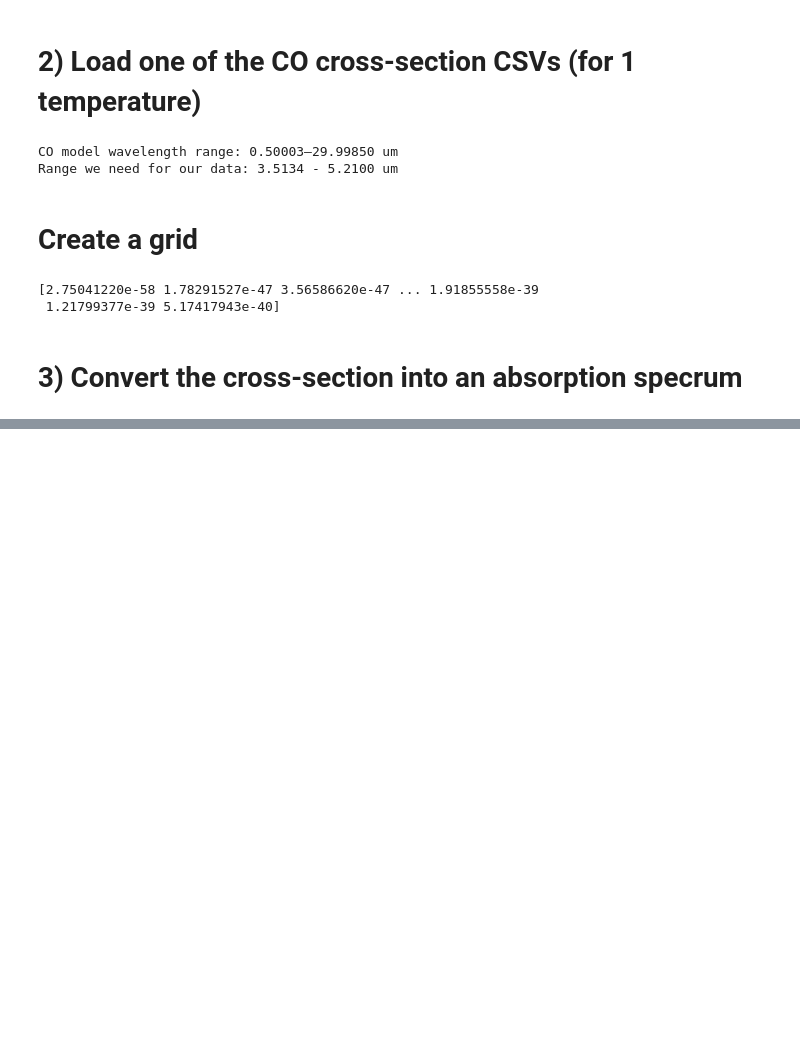
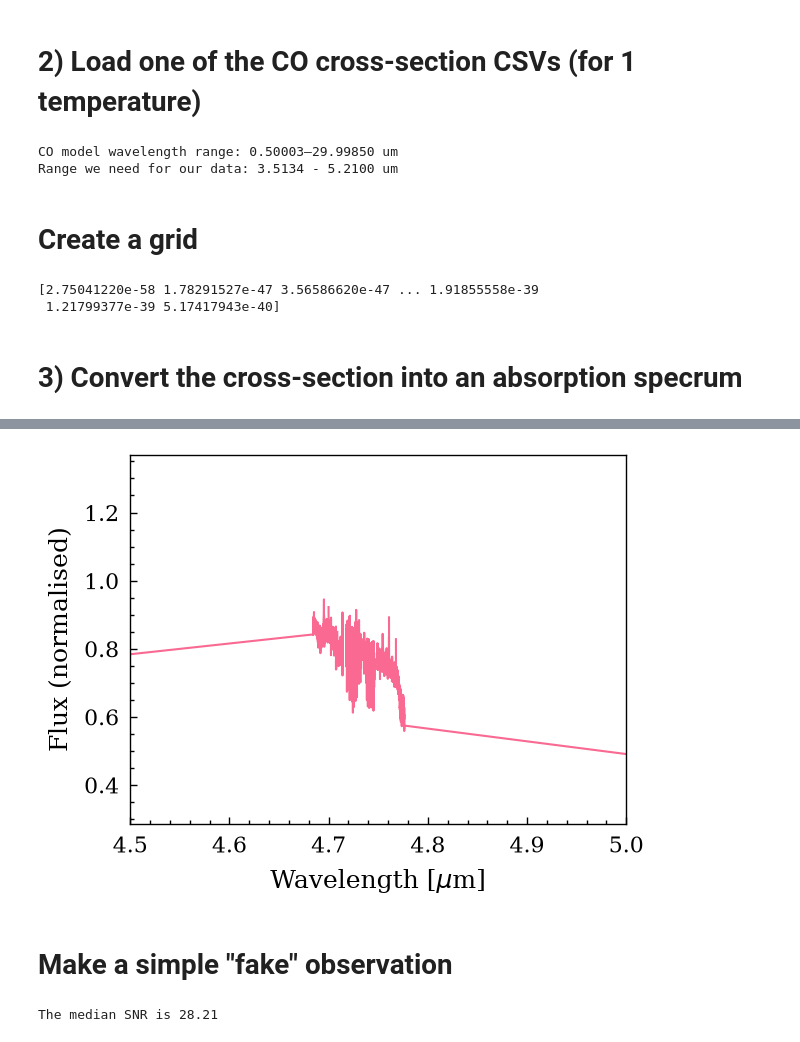
Before and after one commit to allsmurph/Exocomets-Pymolfit, a Jupyter notebook: generate_synthetic_spectra.ipynb, the cells around one changed output, grey strips where cells are left out. Saved outputs shown, nothing was run; the diff lists cells and outputs as text; code cells hidden in the pictures; blank space fills up the shorter version.

```diff
--- a/generate_synthetic_spectra.ipynb
+++ b/generate_synthetic_spectra.ipynb
@@ -319,0 +258,17 @@ plt.show()
+# %%
+plt.plot(wavelength, observed_flux_norm)
+plt.xlim(4.5, 5)
+plt.ylabel('Flux (normalised)')
+plt.xlabel(r'Wavelength [$\mu$m]')
+plt.show()
+# %% [output]
+[figure, added]
+# %% [markdown]
+# Make a simple "fake" observation
+# %%
+median_SNR = np.nanmedian(observed_flux_norm/observd_error_norm)
+print(f'The median SNR is {median_SNR:.2f}')
+def shifted_model(v):
+    return np.interp(wavelength / (1 + v / const.c.to('km/s').value), wavelength, observed_flux_norm)
+# %% [output]
+The median SNR is 28.21
```
Also changed, not shown: parts of 11 cells of this notebook, 3 other files.
